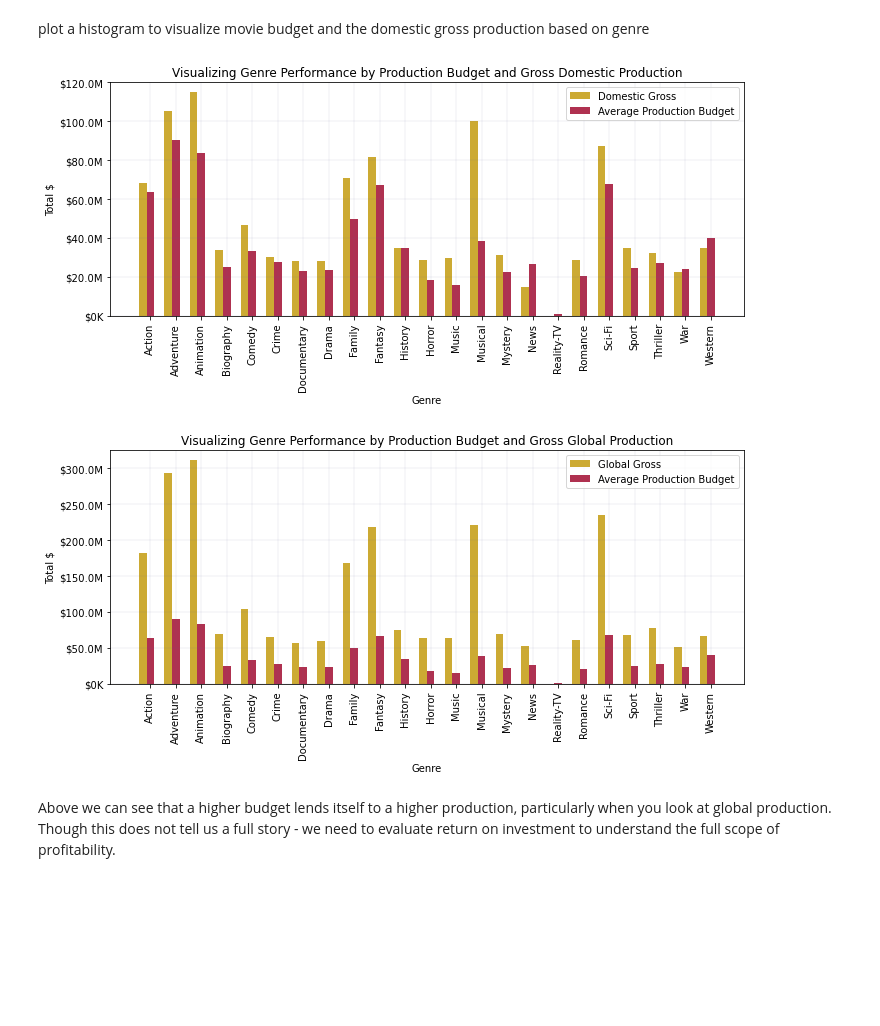
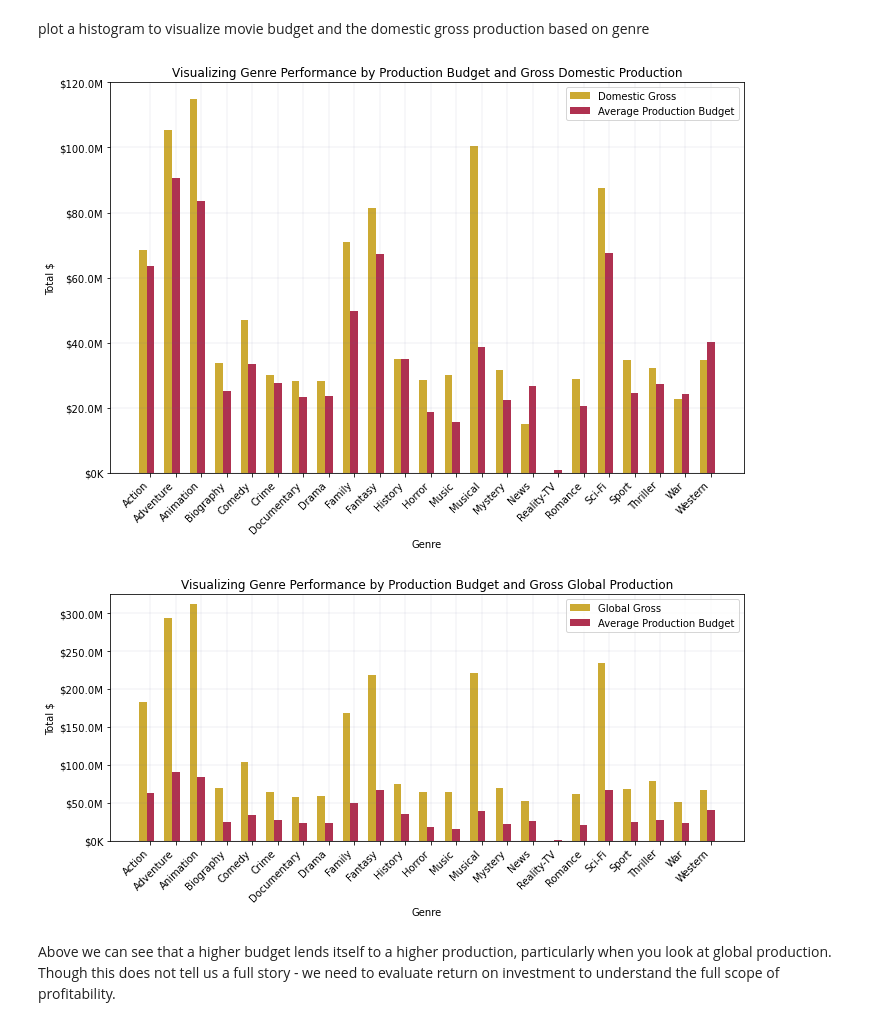
Before and after one commit to LaurenElaine/dsc-phase-1-project-v2-4, a Jupyter notebook: Microsoft Movie Studio Recommendations.ipynb, the cells around one changed output. Cells and saved outputs as stored; diff of their text form; code cells hidden in the pictures; blank space fills up the shorter version.

```diff
--- a/Microsoft Movie Studio Recommendations.ipynb
+++ b/Microsoft Movie Studio Recommendations.ipynb
@@ -1033,36 +1033,36 @@ labels = domestic_gross_mean_genres.index
 x = np.arange(len(labels))
 
 # set the plot, format, and labels
-fig, ax = plt.subplots(figsize=(10,5))
+fig, ax = plt.subplots(figsize=(10,7))
 bar_width = 0.3
 ax1 = ax.bar(x - bar_width / 2,
              domestic_gross_mean_genres.values,
              width = 0.3,
              color = '#CCAA33',
              label='Domestic Gross')
 ax2 = ax.bar(x + bar_width / 2,
              prodcution_mean_genres.values,
              width = 0.3,
              color = '#AF3150',
              label='Average Production Budget')
 ax.yaxis.set_major_formatter(currency)
 plt.ylim(0,120000000)
 ax.set_xticks(x + bar_width / 2)
 ax.set_xticklabels(domestic_gross_mean_genres.index.unique())
-ax.tick_params(axis='x', labelrotation=90)
+plt.setp(ax.get_xticklabels(), rotation=45, ha='right') # cite: https://pythonguides.com/matplotlib-x-axis-label/
 ax.grid(color='#666699', linestyle='-', linewidth=0.1)
 ax.set_xlabel('Genre')
 ax.set_ylabel('Total $')
 
 # Add title and legends
 ax.set_title('Visualizing Genre Performance by Production Budget and Gross Domestic Production')
 ax.legend()
 
 # format the layout and display the visualization
 fig.tight_layout()
 plt.show()
 # %% [output]
-[figure, old version]
+[figure, new version]
 # %%
 #plot a histogram to visualize movie budget and the global gross production based on genre
 
@@ -1097,7 +1097,7 @@ ax.yaxis.set_major_formatter(currency)
 plt.ylim(0,325000000)
 ax.set_xticks(x + bar_width / 2)
 ax.set_xticklabels(global_gross_mean_genres.index.unique())
-ax.tick_params(axis='x', labelrotation=90)
+plt.setp(ax.get_xticklabels(), rotation=45, ha='right') # cite: https://pythonguides.com/matplotlib-x-axis-label/
 ax.grid(color='#666699', linestyle='-', linewidth=0.1)
 ax.set_xlabel('Genre')
 ax.set_ylabel('Total $')
@@ -1111,7 +1111,7 @@ ax.legend()
 fig.tight_layout()
 plt.show()
 # %% [output]
-[figure, old version]
+[figure, new version]
 # %% [markdown]
 Above we can see that a higher budget lends itself to a higher production, particularly when you look at global production. Though this does not tell us a full story - we need to evaluate return on investment to understand the full scope of profitability.
 # %% [markdown]
```
Also changed, not shown: parts of 24 cells of this notebook, 9 other files.
